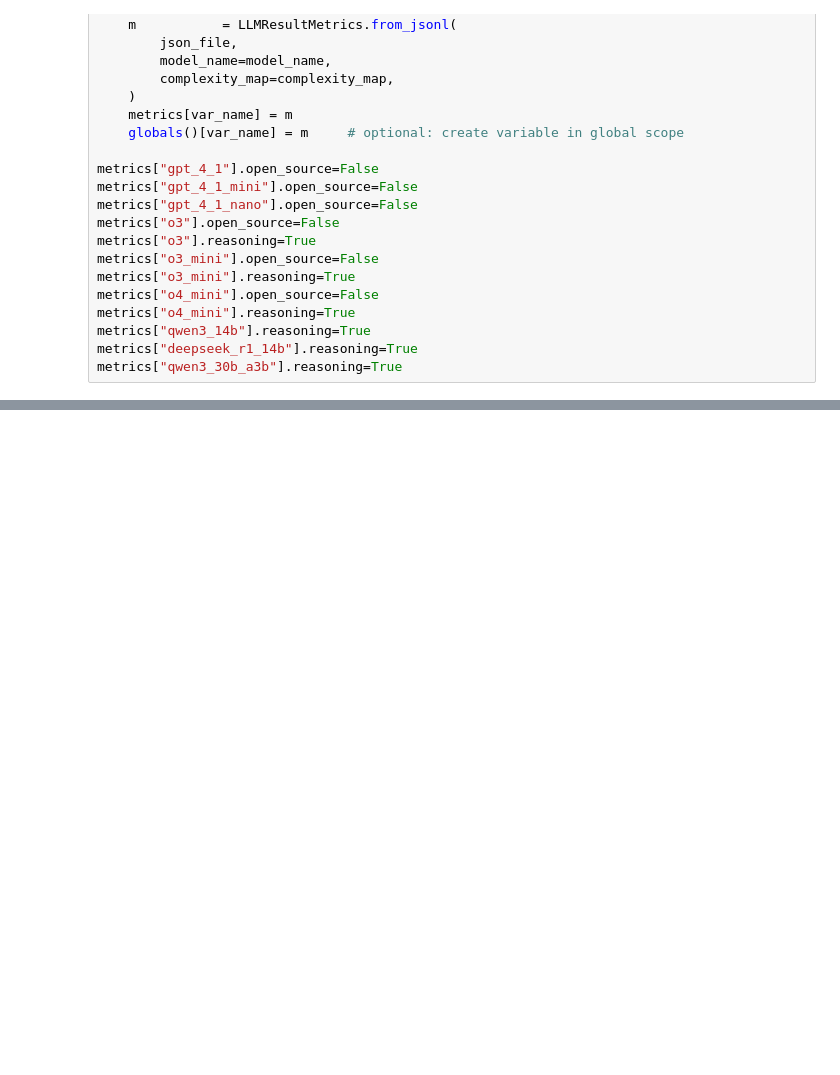
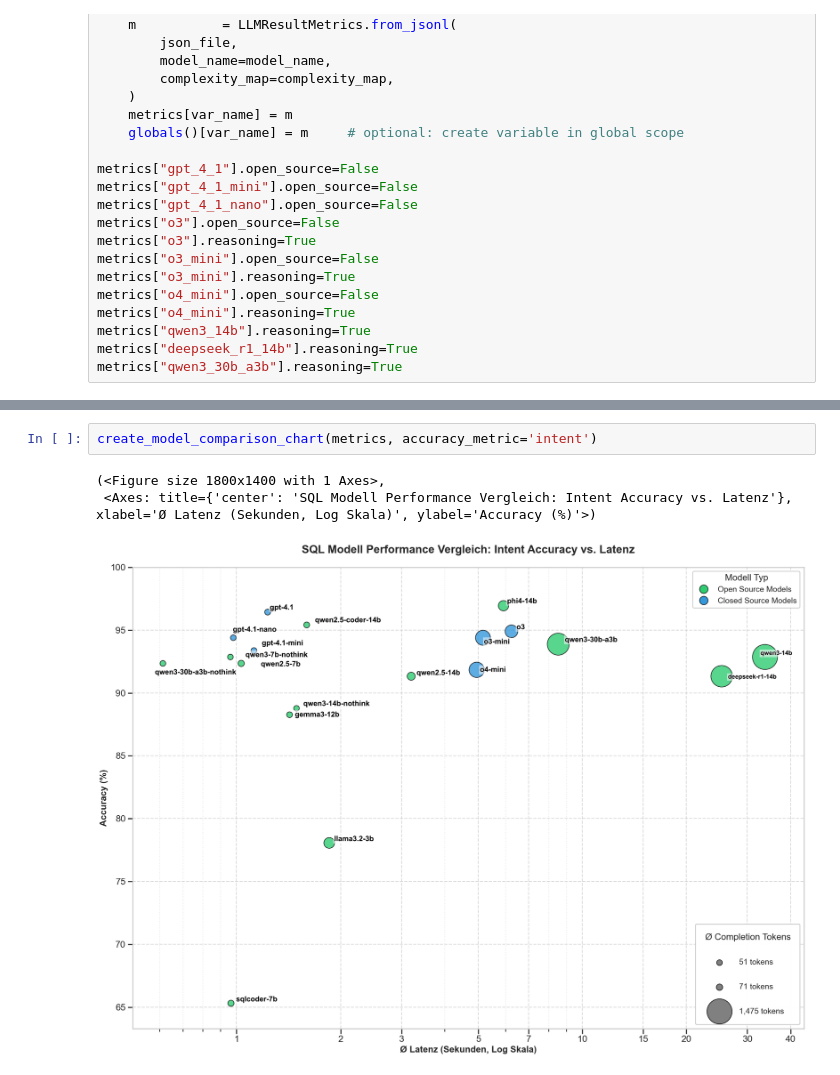
Before and after one commit to daniel8903/text2sql_eval, a Jupyter notebook: test.ipynb, the cells around one changed output, grey strips where cells are left out. Cells and saved outputs as stored; diff of their text form; blank space fills up the shorter version.

```diff
--- a/test.ipynb
+++ b/test.ipynb
@@ -68,0 +226,6 @@ plot_complexity_heatmap(metrics, complexity_map)
+# %%
+create_model_comparison_chart(metrics, accuracy_metric='intent')
+# %% [output]
+(<Figure size 1800x1400 with 1 Axes>,
+ <Axes: title={'center': 'SQL Modell Performance Vergleich: Intent Accuracy vs. Latenz'}, xlabel='Ø Latenz (Sekunden, Log Skala)', ylabel='Accuracy (%)'>)
+[figure, added]
```
Also changed, not shown: parts of 9 cells of this notebook, 45 other files.
